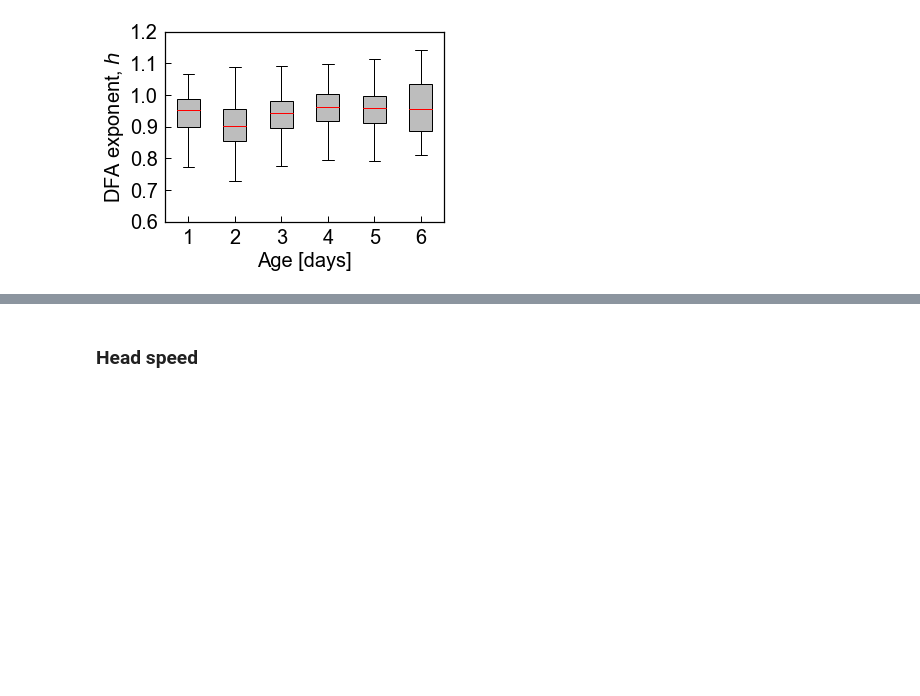
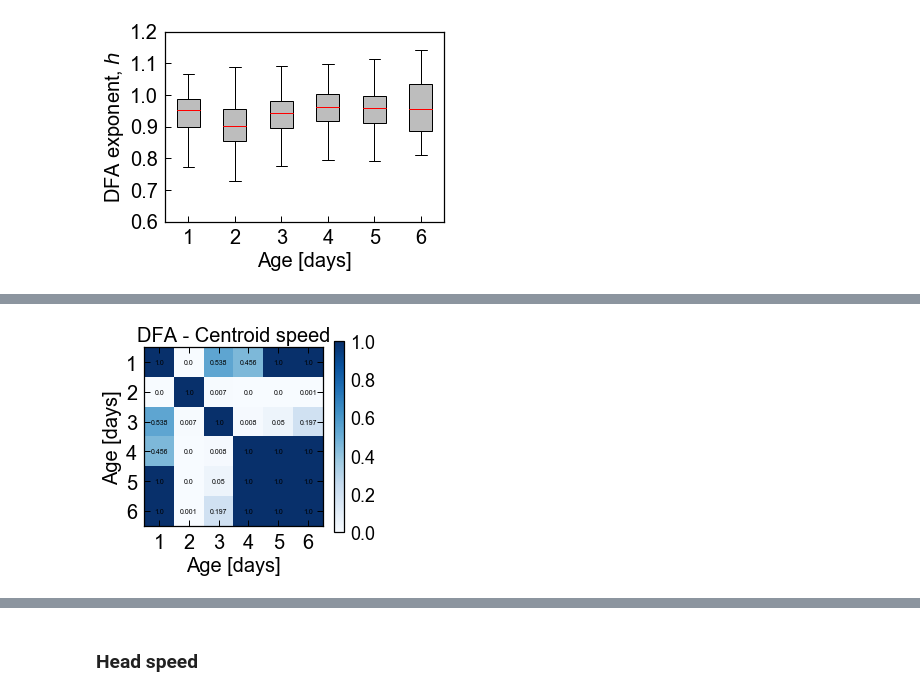
Before and after one commit to lgaalves/CelegansMotility, a Jupyter notebook: python/data_analysis.ipynb, the cells around one changed output, grey strips where cells are left out. Saved outputs shown, nothing was run; the diff lists cells and outputs as text; code cells hidden in the pictures; blank space fills up the shorter version.

Commit message:
Plots update

```diff
--- a/python/data_analysis.ipynb
+++ b/python/data_analysis.ipynb
@@ -804,6 +801,6 @@ plt.savefig('../figures/age_speed_dfa.pdf', bbox_inches='tight')
 [figure]
 # %%
 p=test2samples_age(data_to_plot)
-matrix_plot_age(p,title='DFA, $v$)
+matrix_plot_age(p,title='DFA - Centroid speed')
 plt.savefig('../figures/age_speed_dfa_matrix.pdf', bbox_inches='tight')
 # %% [output]
@@ -811,3 +807,4 @@ SyntaxError: EOL while scanning string literal (<ipython-input-140-cf2d8f3681dc>
+[figure, added]
 # %%
 fig = plt.figure(1, figsize=(5,3.5))
 ax = fig.add_subplot(111)
```
Also changed, not shown: parts of 34 cells of this notebook.
